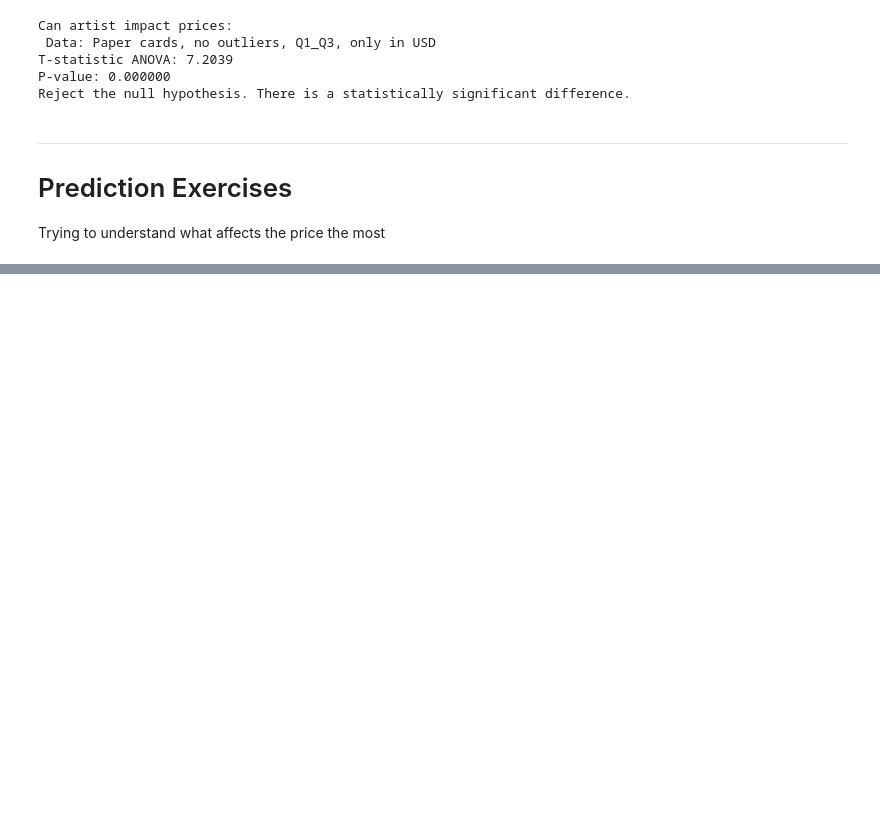
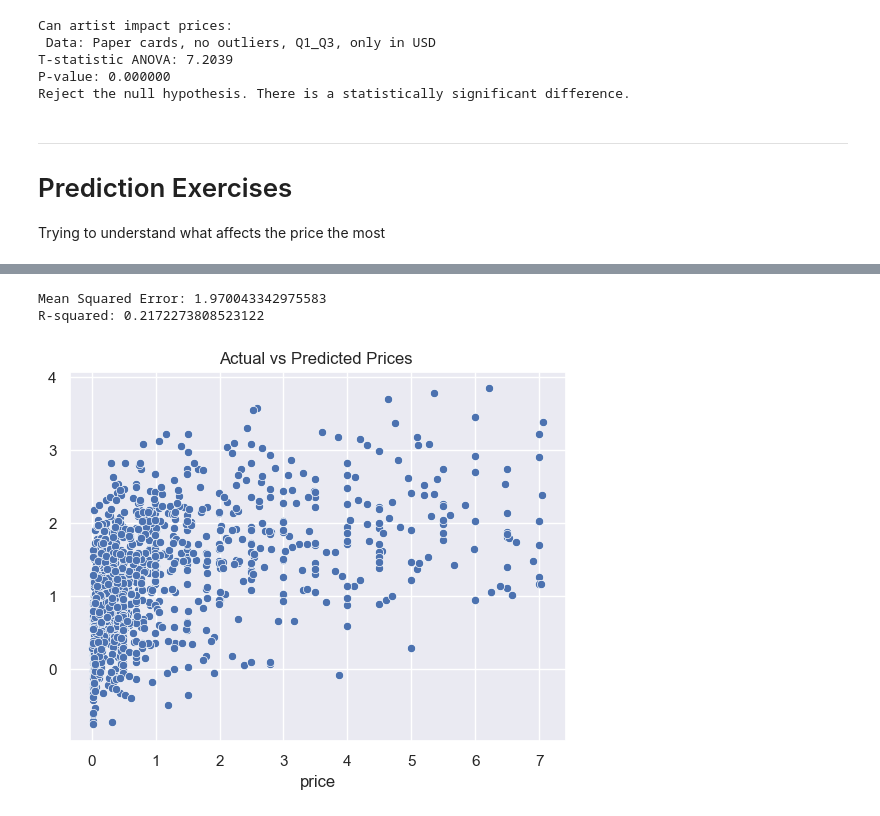
Before and after one commit to victorhg/aai-500-final-project, a Jupyter notebook: notebooks/price_analysis.ipynb, the cells around one changed output, grey strips where cells are left out. Saved outputs shown, nothing was run; the diff lists cells and outputs as text; code cells hidden in the pictures; blank space fills up the shorter version.

Commit message:
OLS regression and overall tiding of the results and code

```diff
--- a/notebooks/price_analysis.ipynb
+++ b/notebooks/price_analysis.ipynb
@@ -100,12 +99,15 @@ def removeOutliers(data, col):
 
 # Create linear regression model and use it based on selected feature and target
 def prediction(feature, target):
-    X_train, X_test, y_train, y_test = train_test_split(feature, target, test_size=0.2, random_state=42)
+    X_train, X_test, y_train, y_test = train_test_split(features, target, test_size=0.2, random_state=42)
 
-    model = LinearRegression()
-    model.fit(X_train, y_train)
+    poly = PolynomialFeatures(degree=2)
+    X_train_poly = poly.fit_transform(X_train)
+    X_test_poly = poly.transform(X_test)
 
-    y_pred = model.predict(X_test)
+    model = LinearRegression().fit(X_train_poly, y_train)
+
+    y_pred = model.predict(X_test_poly)
 
     # Calculate metrics
     mse = mean_squared_error(y_test, y_pred)
@@ -113,13 +115,12 @@ def prediction(feature, target):
     return y_test, y_pred, mse, r2
 # %%
 # DATA SELECTION
-
 label_encoder = LabelEncoder()
 
 # User paper Game Availability given the price variance difference between mtgo and paper
-paper = removeOutliers(data_usd[data_usd["gameAvailability"]=='paper'], 'price')
+paper = removeOutliers(data_usd, 'price').reindex()
 
 # One-hot encode important variables
-to_encode = ['rarity','colorIdentity', 'power', 'artist', 'finishes', 'priceProvider']
+to_encode = ['rarity','colorIdentity', 'power', 'artist', 'finishes', 'priceProvider', 'setCode']
 for enc in to_encode:
-    paper.loc[:, f'{enc}_encoded'] = label_encoder.fit_transform(paper[enc])
+    paper[f'{enc}_encoded'] = label_encoder.fit_transform(paper[enc])
@@ -208,0 +132,23 @@ R-squared: 0.09364985309111518
+# %%
+import statsmodels.api as sm
+# Price Prediction based on Rank
+predict_by = ['rarity_encoded', 'power_encoded', 'artist_encoded',
+              'finishes_encoded', 'edhrecRank', 'priceProvider_encoded', 'setCode_encoded']
+
+features = paper[predict_by]
+target = paper['price']
+
+# Polinomial Linear Regression
+y_test, y_pred, mse, r2 = prediction(features, target)
+
+print(f'Mean Squared Error: {mse}')
+print(f'R-squared: {r2}')
+
+# Ploting results
+sns.scatterplot(x=y_test, y=y_pred)
+plt.title(f'Actual vs Predicted Prices ')
+plt.show()
+# %% [output]
+Mean Squared Error: 1.970043342975583
+R-squared: 0.2172273808523122
+[figure, added]
```
Also changed, not shown: parts of 15 cells of this notebook.
